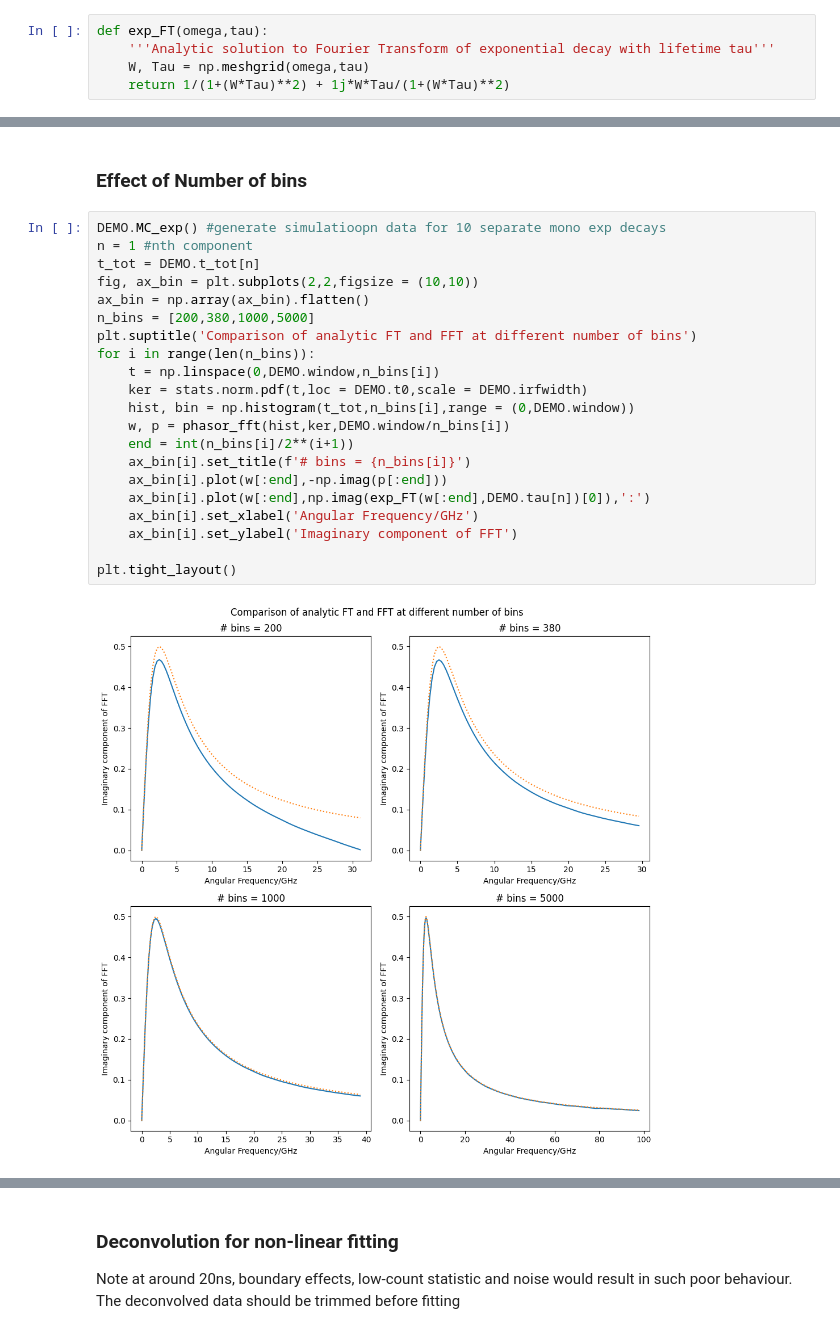
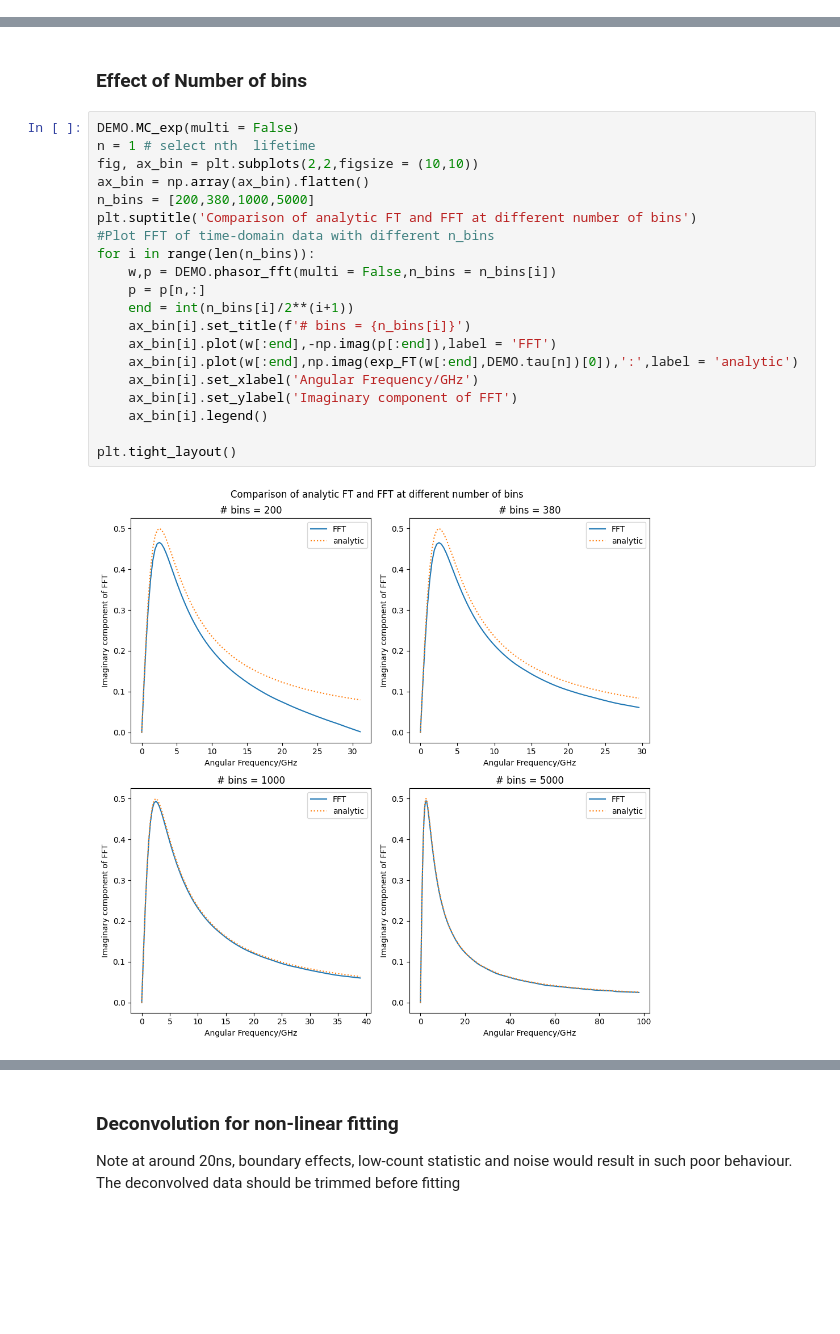
Before and after one commit to ngcnpeter/Y3_Group_Project_2B, a Jupyter notebook: TCSPC-simulation/interim_report.ipynb, the cells around one changed output, grey strips where cells are left out. Saved outputs shown, nothing was run; the diff lists cells and outputs as text; blank space fills up the shorter version.

```diff
--- a/TCSPC-simulation/interim_report.ipynb
+++ b/TCSPC-simulation/interim_report.ipynb
@@ -49,11 +49,6 @@ Agreement with analytic solution increases with lifetime
 
 ### Effect of bin size
 Agreement with analytic solution decreases with bin size (increases with bin number)
-# %%
-def exp_FT(omega,tau):
-    '''Analytic solution to Fourier Transform of exponential decay with lifetime tau'''
-    W, Tau = np.meshgrid(omega,tau)
-    return 1/(1+(W*Tau)**2) + 1j*W*Tau/(1+(W*Tau)**2)
 # %%
 w, p = NADH.phasor_fft(multi = False)
 w = w[:int(len(w)/2)]
@@ -100,25 +95,24 @@ plt.tight_layout
 # %% [markdown]
 ### Effect of Number of bins
 # %%
-DEMO.MC_exp() #generate simulatioopn data for 10 separate mono exp decays
-n = 1 #nth component
-t_tot = DEMO.t_tot[n]
+DEMO.MC_exp(multi = False)
+n = 1 # select nth  lifetime
 fig, ax_bin = plt.subplots(2,2,figsize = (10,10))
 ax_bin = np.array(ax_bin).flatten()
 n_bins = [200,380,1000,5000]
 plt.suptitle('Comparison of analytic FT and FFT at different number of bins')
+#Plot FFT of time-domain data with different n_bins
 for i in range(len(n_bins)):
-    t = np.linspace(0,DEMO.window,n_bins[i])
-    ker = stats.norm.pdf(t,loc = DEMO.t0,scale = DEMO.irfwidth)
-    hist, bin = np.histogram(t_tot,n_bins[i],range = (0,DEMO.window))
-    w, p = phasor_fft(hist,ker,DEMO.window/n_bins[i])
+    w,p = DEMO.phasor_fft(multi = False,n_bins = n_bins[i])
+    p = p[n,:]
     end = int(n_bins[i]/2**(i+1))
     ax_bin[i].set_title(f'# bins = {n_bins[i]}')
-    ax_bin[i].plot(w[:end],-np.imag(p[:end]))
-    ax_bin[i].plot(w[:end],np.imag(exp_FT(w[:end],DEMO.tau[n])[0]),':')
+    ax_bin[i].plot(w[:end],-np.imag(p[:end]),label = 'FFT')
+    ax_bin[i].plot(w[:end],np.imag(exp_FT(w[:end],DEMO.tau[n])[0]),':',label = 'analytic')
     ax_bin[i].set_xlabel('Angular Frequency/GHz')
     ax_bin[i].set_ylabel('Imaginary component of FFT')
+    ax_bin[i].legend()
 
 plt.tight_layout()
 # %% [output]
-[figure, old version]
+[figure, new version]
```
Also changed, not shown: parts of 11 cells of this notebook, 2 other files.
